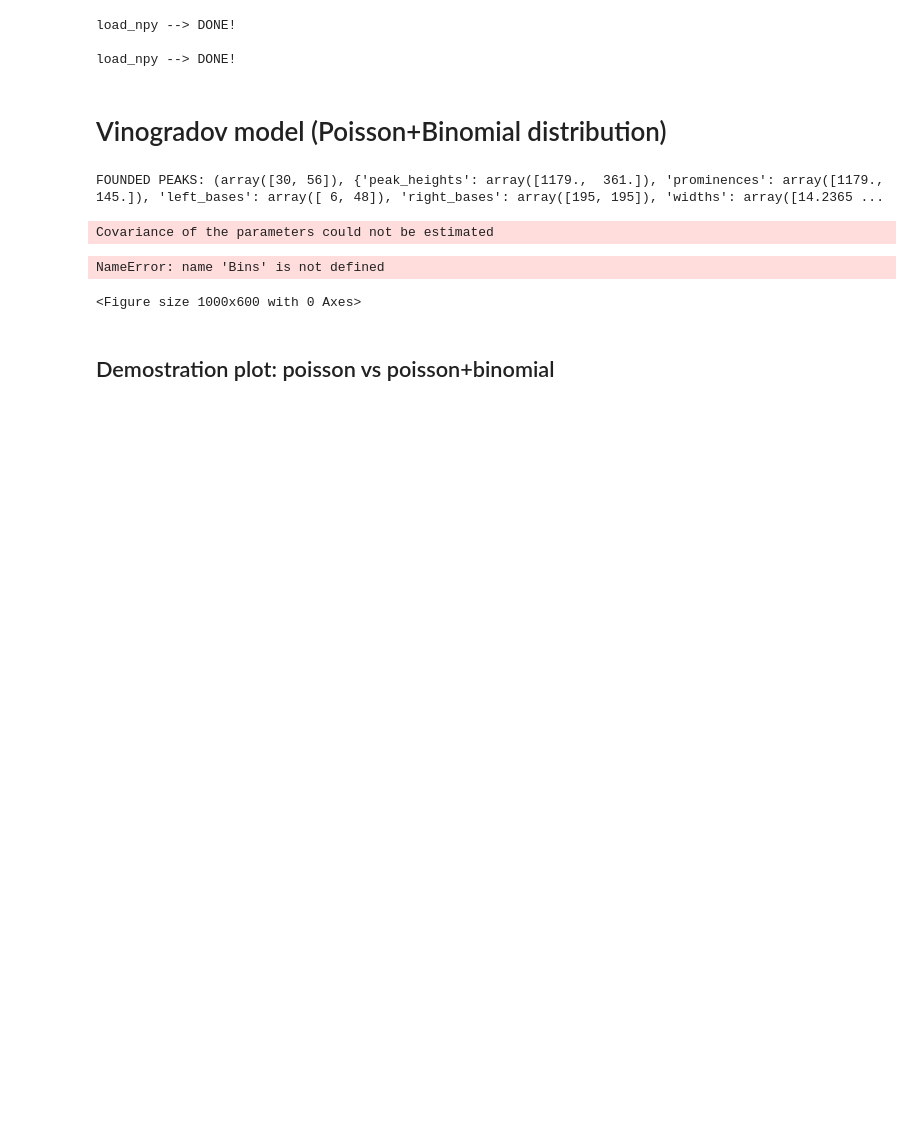
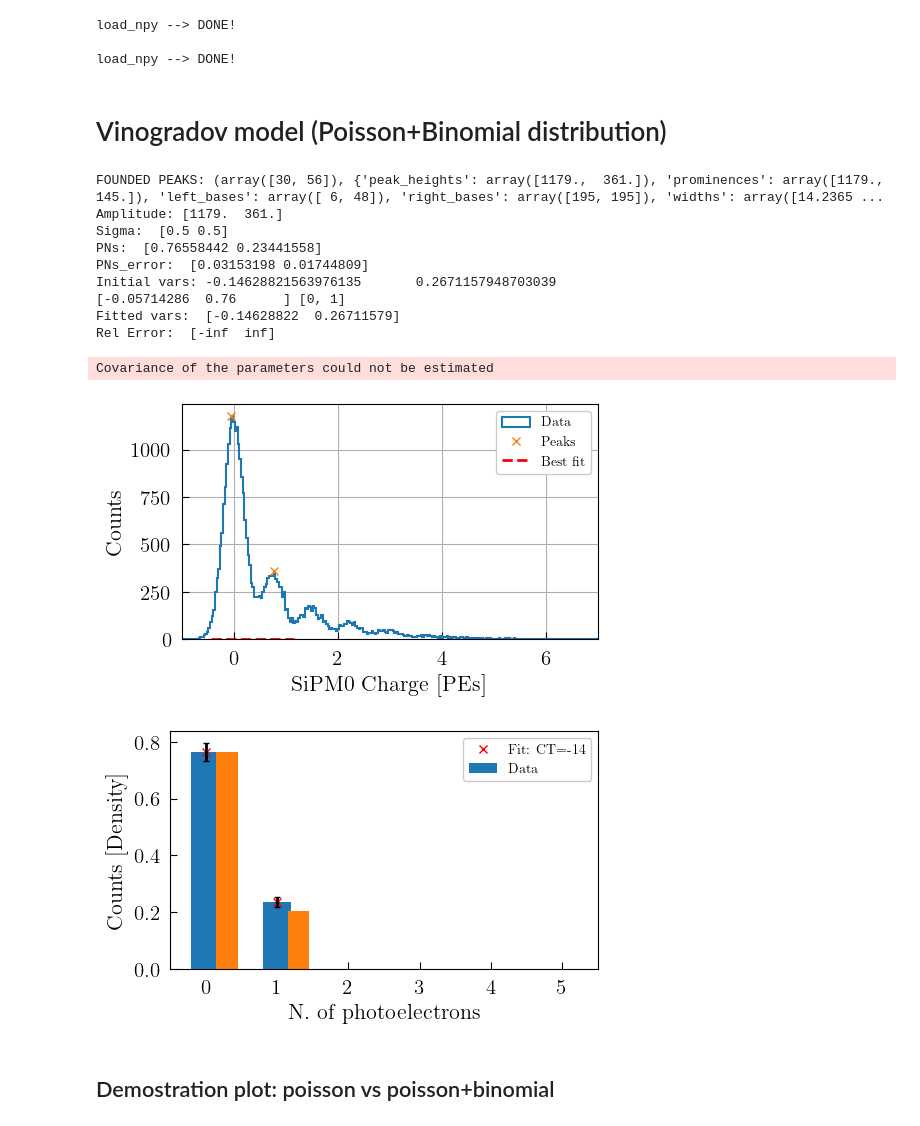
Before and after one commit to CIEMAT-Neutrino/SCINT, a Jupyter notebook: 00TUTORIAL/07Cross-talk.ipynb, the cells around one changed output. Cells and saved outputs as stored; diff of their text form; code cells hidden in the pictures; blank space fills up the shorter version.

```diff
--- a/00TUTORIAL/07Cross-talk.ipynb
+++ b/00TUTORIAL/07Cross-talk.ipynb
@@ -64,7 +64,6 @@ my_range  = [-1,10]
 
 #get counts
 counts,bins= np.histogram(my_runs_calib[calib_runs[0]][0]["AnaChargePedRange1"]*factor2PE,my_bins,my_range);#need to convert to PE
-# plt.hist(my_runs_calib[calib_runs[0]][0]["AnaChargePedRange1"]*factor2PE,bins=my_bins,histtype="step",label="Data",linewidth=1.5)
 
 #find peaks
 peaks = find_peaks(counts,height=150,width=4,distance=int(my_bins/((my_range[1]-my_range[0])*1.2))  )
@@ -78,13 +77,11 @@ params       = np.zeros(len(peaks[0])*3)
 params[0::3] = peaks[1]["peak_heights"]
 params[1::3] = bins[peaks[0]]
 params[2::3] = 0.5
-
 my_vars,fit_y,qs = fit_gaussians(bins[:-1][l_lim:r_lim],counts[l_lim:r_lim],params)
 
-
 # 1st Plot: gaussian fits
-plt.figure(dpi=200,figsize=(5,3))
-plt.hist(my_runs_calib[calib_runs[0]][0]["AnaChargePedRange1"]*factor2PE,bins=Bins,range=r,histtype="step",label="Data",linewidth=1.5)
+plt.figure(figsize=(5,3)) #dpi=200
+plt.hist(my_runs_calib[calib_runs[0]][0]["AnaChargePedRange1"]*factor2PE,bins=my_bins,range=my_range,histtype="step",label="Data",linewidth=1.5)
 plt.xlim([-1,7])
 plt.plot(bins[peaks[0]],peaks[1]["peak_heights"],"x",label="Peaks")
 plt.plot(bins[:-1][l_lim:r_lim] +(bins[1]-bins[0])/2  ,fit_y,'--',color="red",label="Best fit")
@@ -93,16 +90,10 @@ plt.xlabel(my_runs_calib[calib_runs[0]][0]["Label"] +" Charge [PEs]")
 plt.ylabel("Counts")
 plt.grid()
 
-#Compute Gaussian areas
-Amp=vars[0::3]
-sigma=np.abs(vars[2::3])
+Amp=my_vars[0::3]; sigma=np.abs(my_vars[2::3]) #Compute Gaussian areas
+PNs=Amp*sigma/sum(Amp*sigma) #prob is proportional to A*sigma (sqrt(2pi))
 
-#prob is proportional to A*sigma (sqrt(2pi))
-PNs=Amp*sigma/sum(Amp*sigma)
-
-#assuming error propt to sqrt(N)
-PNs_err=(Amp*sigma)**0.5/sum(Amp*sigma)
-
+PNs_err=(Amp*sigma)**0.5/sum(Amp*sigma) #assuming error propt to sqrt(N)
 if debug:
     print("Amplitude:" ,Amp)
     print("Sigma: ",sigma)
@@ -116,42 +107,50 @@ p  = 1-P1/(l*P0)
 print("Initial vars:",p,"\t",l)
 
 # 2nd plot, Vinogradov fit
-fig, ax = plt.subplots(1,dpi=200,figsize=(5,3))
+fig, ax = plt.subplots(1,figsize=(5,3)) #dpi=200,
 plt.xlim([-.5,5.5])
 # Get the peaks that were fitted
 a     = np.arange(my_bins)*(my_range[1]-my_range[0])/my_bins
 b     = a[peaks[0]]-1
 xdata = b.round().astype(int).tolist()
 if debug: print(b,xdata)
 
 
 plt.errorbar(x=xdata,y=PNs,yerr=PNs_err, color="k",linestyle="none",marker="s",markersize=2,capsize=2,)
 plt.bar(np.array(xdata),PNs,label="Data",width=0.4)
 
 p0 = [p,l]
 popt, pcov = curve_fit(PoissonPlusBinomial, xdata,PNs,sigma=PNs_err, p0=p0)
 plt.plot(xdata, PoissonPlusBinomial(xdata, *popt), 'x',label="Fit: CT=" +str(int(popt[0]*100)) +"%",color="red")
 
 plt.ylabel("Counts [Density]")
 plt.xlabel("N. of photoelectrons")
 plt.legend(fontsize=10)
 # Display also the ideal poisson dist
 ideal=poisson.pmf(xdata, mu=popt[1])
 plt.bar(np.array(xdata)+.3,ideal,width=.3)
 
 print("Fitted vars: ",popt)
 perr = np.sqrt(np.diag(pcov))
 print("Rel Error: ", perr/popt*100)
 
 #save values to file
 # file_CT.append([OV,popt[0],perr[0]])
 # arr = np.asarray(file_CT)
 # np.savetxt('CT_'+WEEK+"_CH_"+Calib_run["ChannelName"][Chan_dic[ch]]+ '_.csv',arr, delimiter=",")
 # %% [output]
 FOUNDED PEAKS: (array([30, 56]), {'peak_heights': array([1179.,  361.]), 'prominences': array([1179.,  145.]), 'left_bases': array([ 6, 48]), 'right_bases': array([195, 195]), 'widths': array([14.2365 ...
+Amplitude: [1179.  361.]
+Sigma:  [0.5 0.5]
+PNs:  [0.76558442 0.23441558]
+PNs_error:  [0.03153198 0.01744809]
+Initial vars: -0.14628821563976135       0.2671157948703039
+[-0.05714286  0.76      ] [0, 1]
+Fitted vars:  [-0.14628822  0.26711579]
+Rel Error:  [-inf  inf]
 Covariance of the parameters could not be estimated
-NameError: name 'Bins' is not defined
-<Figure size 1000x600 with 0 Axes>
+[figure, added]
+[figure, added]
 # %% [markdown]
 ## Demostration plot: poisson vs poisson+binomial
 # %%
```
Also changed, not shown: parts of 1 cell of this notebook, 4 other files.
